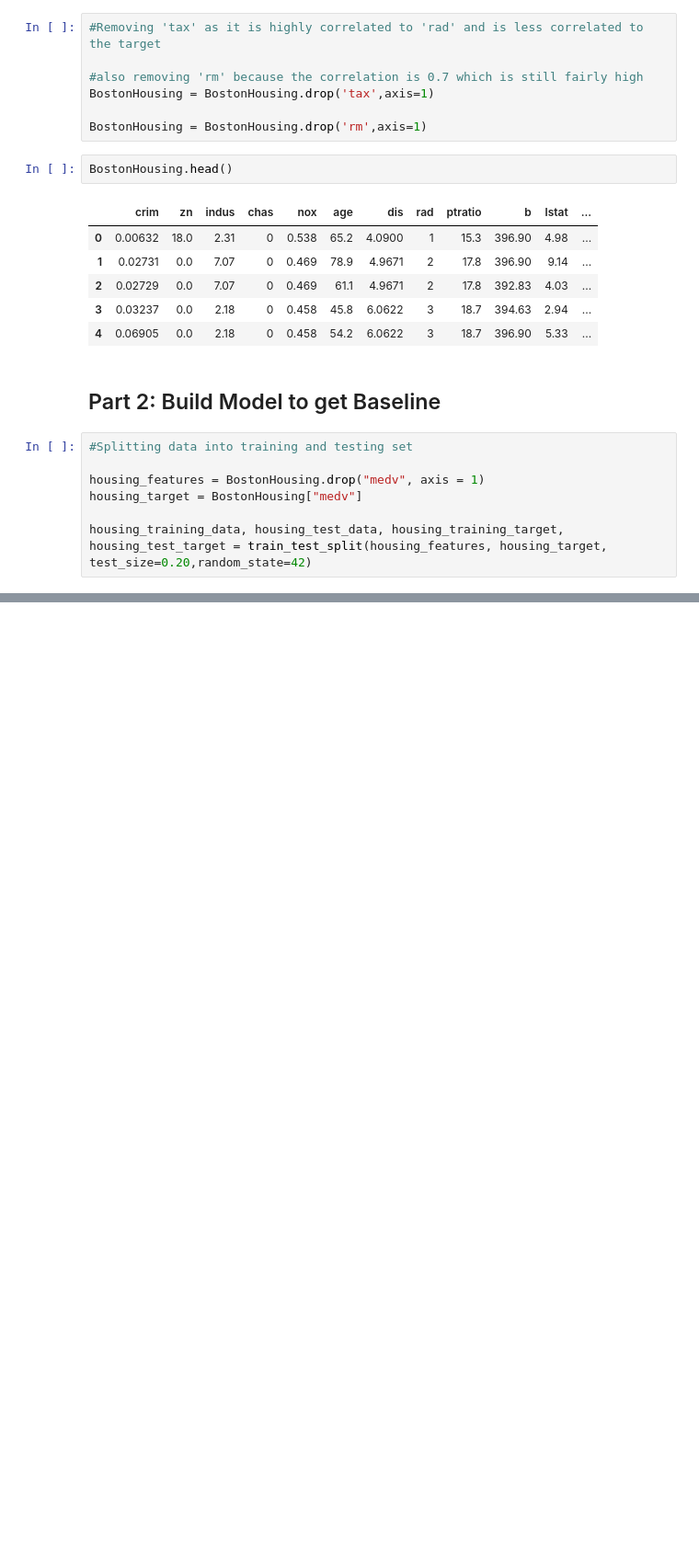
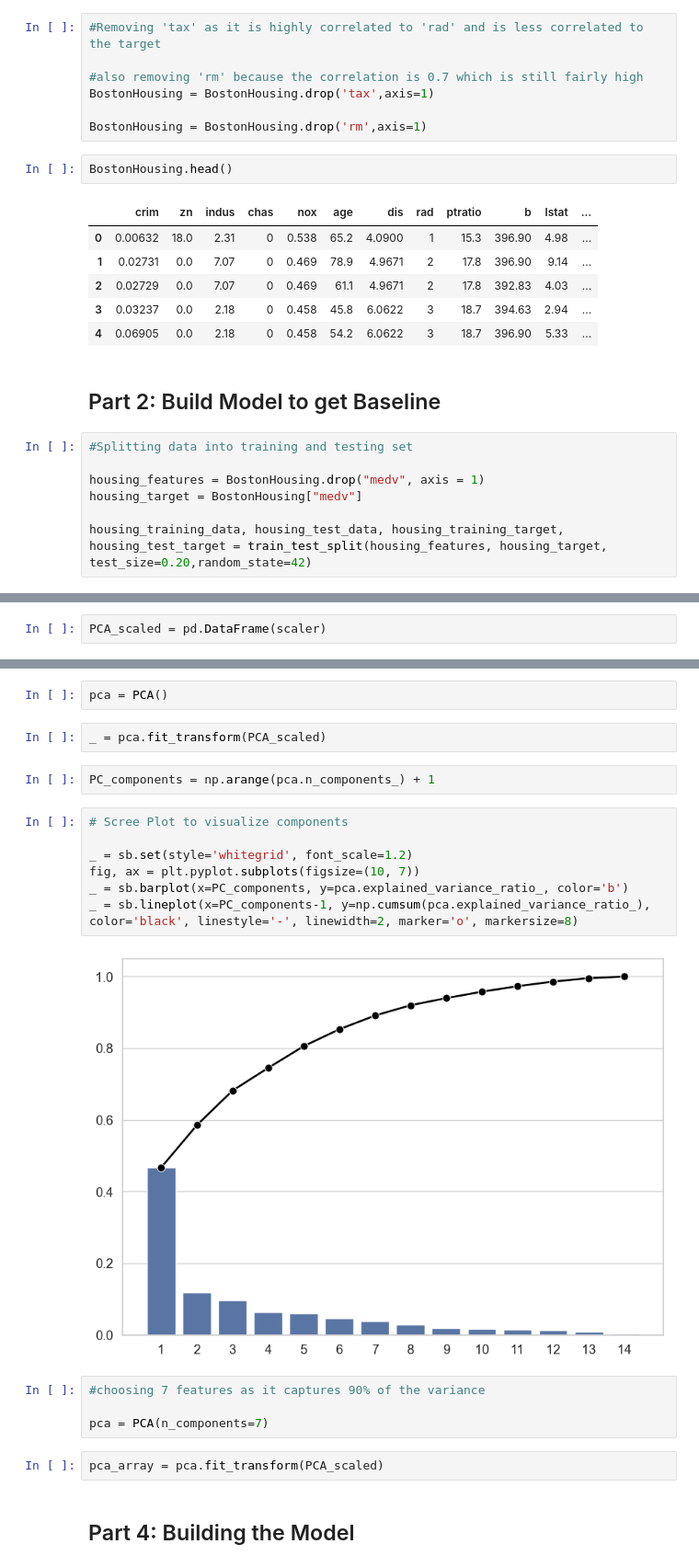
Before and after one commit to Patrick-Adams/ML-Class, a Jupyter notebook: Patrick Adams ML Assignment 3.ipynb, the cells around one changed output, grey strips where cells are left out. Shown: that part at 92% size. Saved outputs shown, nothing was run; the diff lists cells and outputs as text; blank space fills up the shorter version.

```diff
--- a/Patrick Adams ML Assignment 3.ipynb
+++ b/Patrick Adams ML Assignment 3.ipynb
@@ -100,0 +153,2 @@ housing_training_data, housing_test_data, housing_training_target, housing_test_
+# %%
+PCA_scaled = pd.DataFrame(scaler)
@@ -100,0 +164,23 @@ housing_training_data, housing_test_data, housing_training_target, housing_test_
+# %%
+pca = PCA()
+# %%
+_ = pca.fit_transform(PCA_scaled)
+# %%
+PC_components = np.arange(pca.n_components_) + 1
+# %%
+# Scree Plot to visualize components
+
+_ = sb.set(style='whitegrid', font_scale=1.2)
+fig, ax = plt.pyplot.subplots(figsize=(10, 7))
+_ = sb.barplot(x=PC_components, y=pca.explained_variance_ratio_, color='b')
+_ = sb.lineplot(x=PC_components-1, y=np.cumsum(pca.explained_variance_ratio_), color='black', linestyle='-', linewidth=2, marker='o', markersize=8)
+# %% [output]
+[figure, added]
+# %%
+#choosing 7 features as it captures 90% of the variance
+
+pca = PCA(n_components=7)
+# %%
+pca_array = pca.fit_transform(PCA_scaled)
+# %% [markdown]
+## Part 4: Building the Model
```
Also changed, not shown: parts of 20 cells of this notebook.
